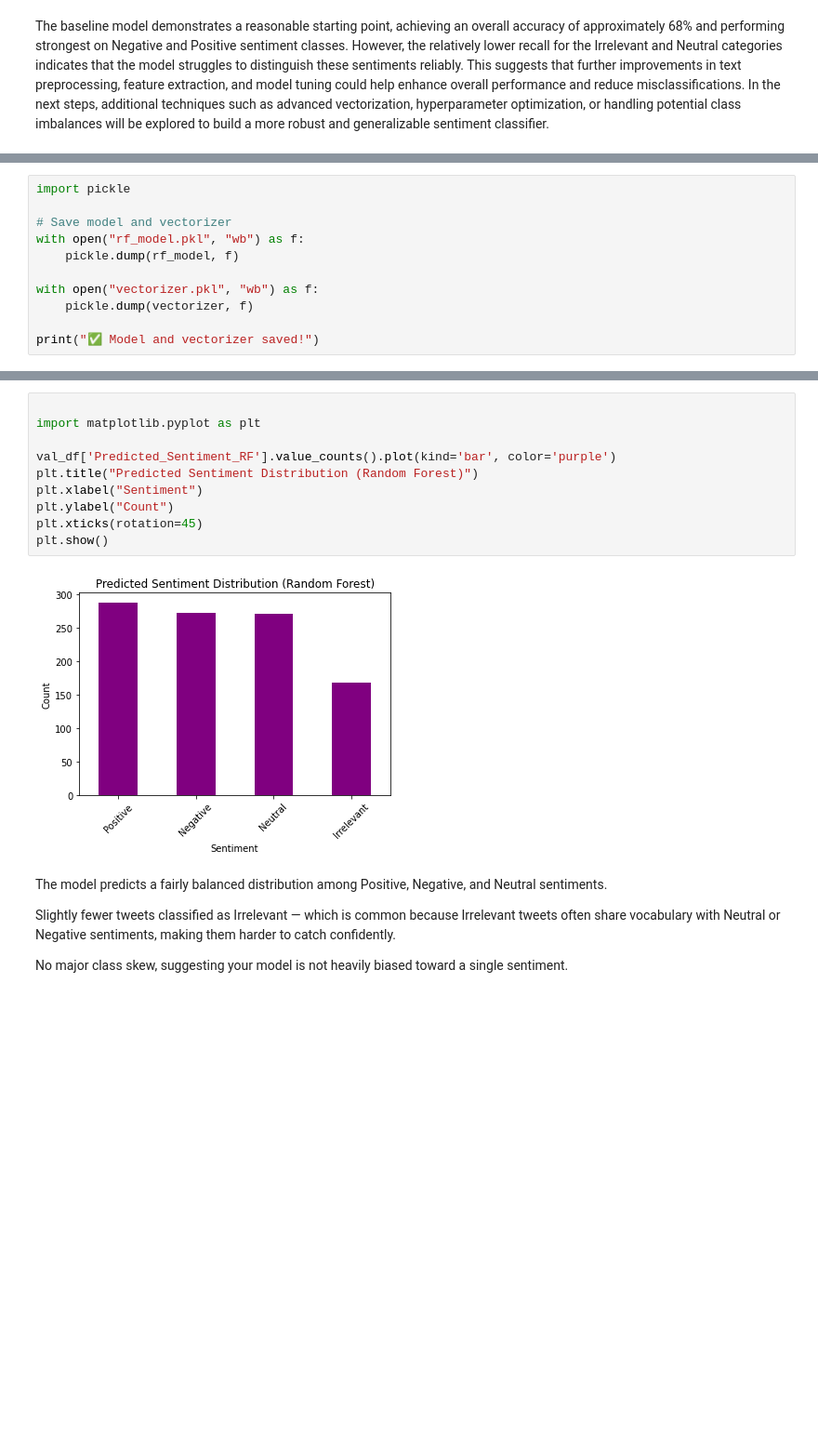
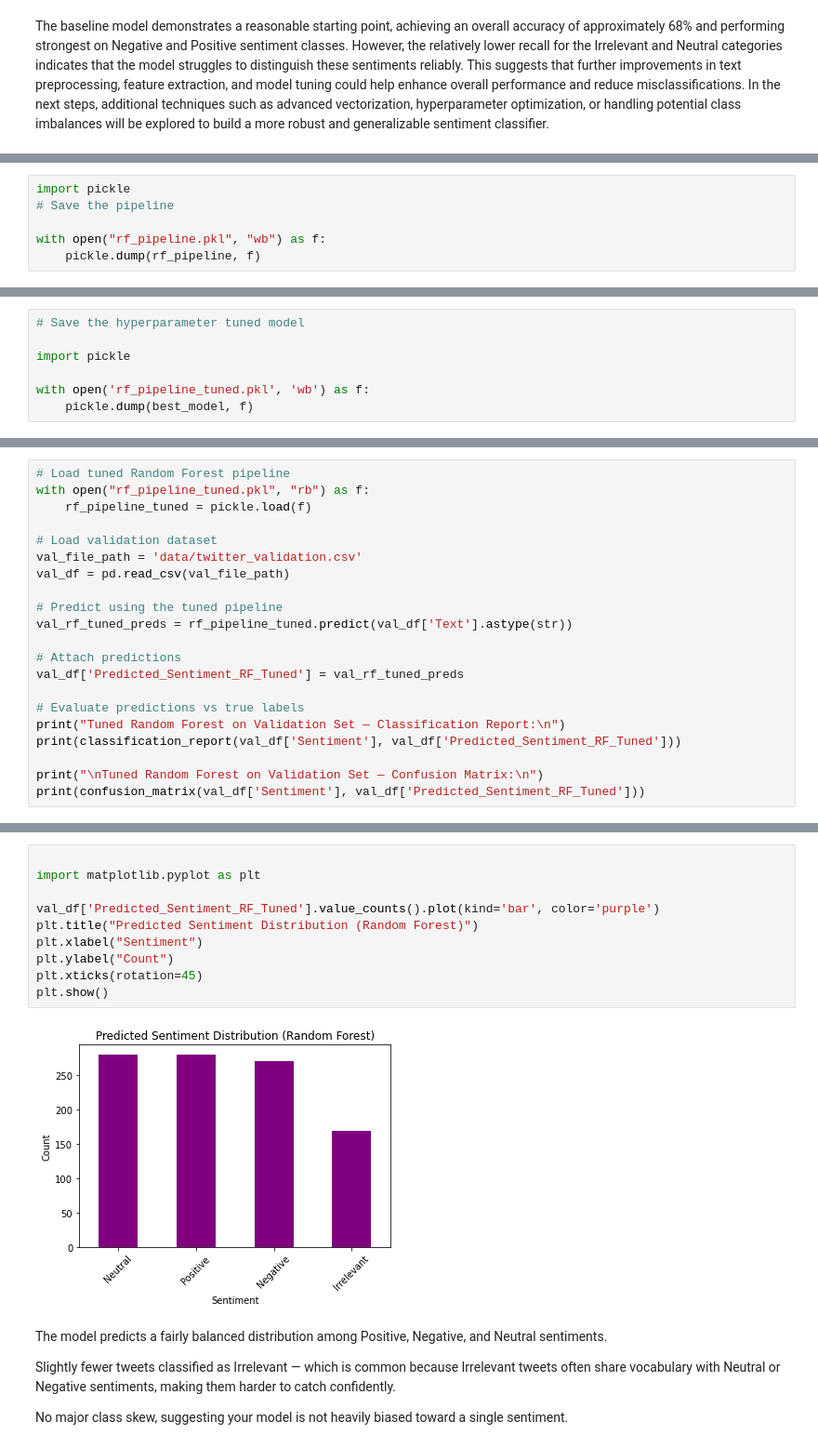
Before and after one commit to Salrahim21/twitter-sentiment-dashboard, a Jupyter notebook: Notebook.ipynb, the cells around one changed output, grey strips where cells are left out. Shown: that part at 93% size. Drawn from its saved outputs; the diff is of its cells as text; blank space fills up the shorter version.

```diff
--- a/Notebook.ipynb
+++ b/Notebook.ipynb
@@ -419,11 +431,6 @@ Random Forest Confusion Matrix:
 # %%
 import pickle
+# Save the pipeline
 
-# Save model and vectorizer
-with open("rf_model.pkl", "wb") as f:
-    pickle.dump(rf_model, f)
-
-with open("vectorizer.pkl", "wb") as f:
-    pickle.dump(vectorizer, f)
-
-print("✅ Model and vectorizer saved!")
+with open("rf_pipeline.pkl", "wb") as f:
+    pickle.dump(rf_pipeline, f)
@@ -545,0 +642,7 @@ Name: count, dtype: int64
+# %%
+# Save the hyperparameter tuned model
+
+import pickle
+
+with open('rf_pipeline_tuned.pkl', 'wb') as f:
+    pickle.dump(best_model, f)
@@ -545,0 +653,21 @@ Name: count, dtype: int64
+# %%
+# Load tuned Random Forest pipeline
+with open("rf_pipeline_tuned.pkl", "rb") as f:
+    rf_pipeline_tuned = pickle.load(f)
+
+# Load validation dataset
+val_file_path = 'data/twitter_validation.csv'
+val_df = pd.read_csv(val_file_path)
+
+# Predict using the tuned pipeline
+val_rf_tuned_preds = rf_pipeline_tuned.predict(val_df['Text'].astype(str))
+
+# Attach predictions
+val_df['Predicted_Sentiment_RF_Tuned'] = val_rf_tuned_preds
+
+# Evaluate predictions vs true labels
+print("Tuned Random Forest on Validation Set — Classification Report:\n")
+print(classification_report(val_df['Sentiment'], val_df['Predicted_Sentiment_RF_Tuned']))
+
+print("\nTuned Random Forest on Validation Set — Confusion Matrix:\n")
+print(confusion_matrix(val_df['Sentiment'], val_df['Predicted_Sentiment_RF_Tuned']))
@@ -546,15 +699,15 @@ Name: count, dtype: int64
 # %%
 
 import matplotlib.pyplot as plt
 
-val_df['Predicted_Sentiment_RF'].value_counts().plot(kind='bar', color='purple')
+val_df['Predicted_Sentiment_RF_Tuned'].value_counts().plot(kind='bar', color='purple')
 plt.title("Predicted Sentiment Distribution (Random Forest)")
 plt.xlabel("Sentiment")
 plt.ylabel("Count")
 plt.xticks(rotation=45)
 plt.show()
 # %% [output]
-[figure, old version]
+[figure, new version]
 # %% [markdown]
 The model predicts a fairly balanced distribution among Positive, Negative, and Neutral sentiments.
 
```
Also changed, not shown: parts of 41 cells of this notebook.
